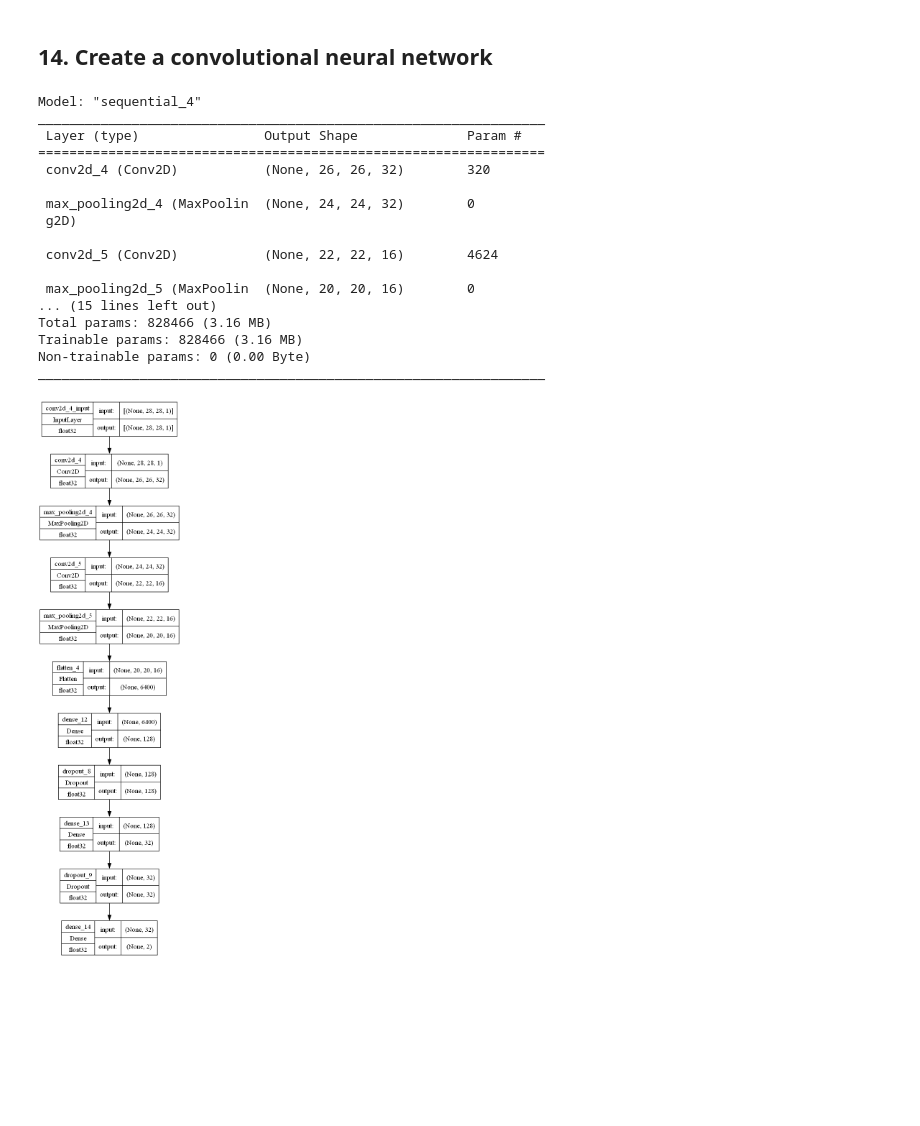
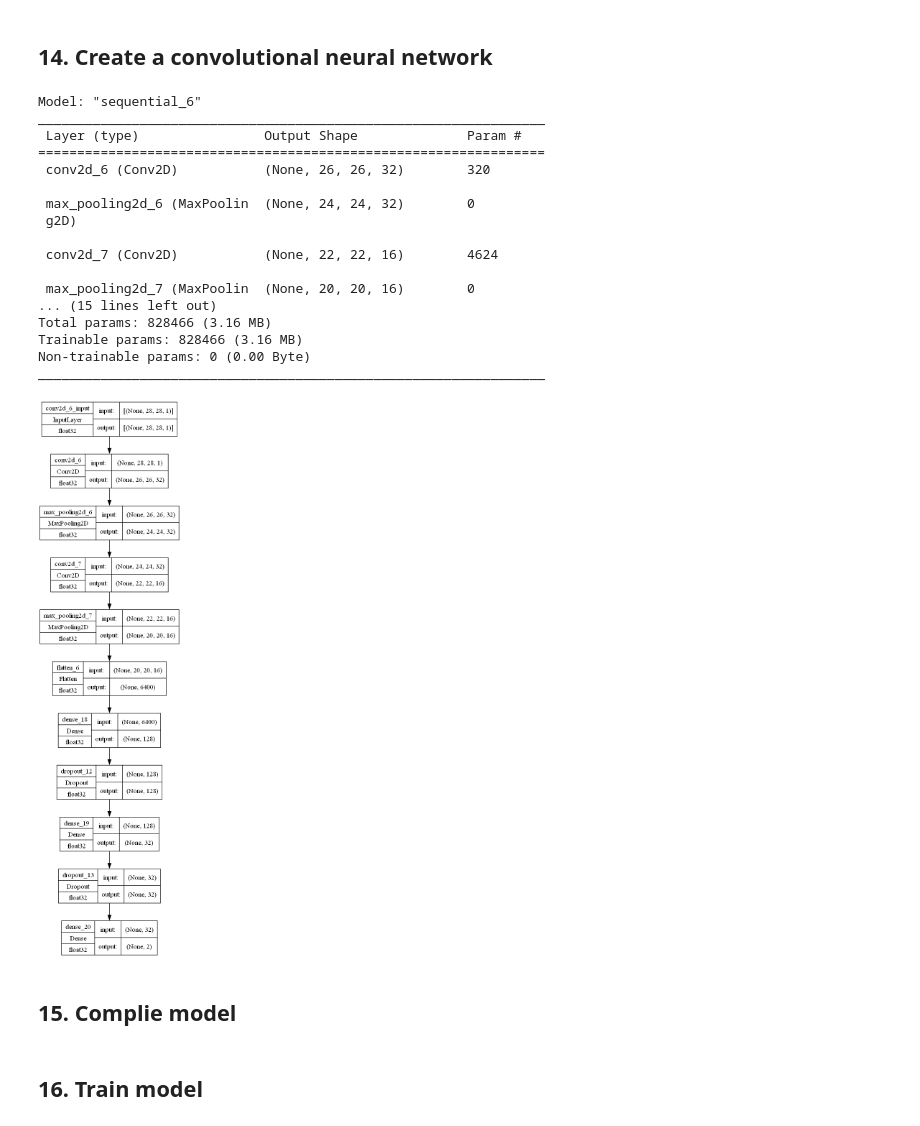
Before and after one commit to alexngys/AMLS_23-24_SN20000879, a Jupyter notebook: A/train.ipynb, the cells around one changed output. Saved outputs shown, nothing was run; the diff lists cells and outputs as text; code cells hidden in the pictures; blank space fills up the shorter version.

```diff
--- a/A/train.ipynb
+++ b/A/train.ipynb
@@ -252,37 +252,39 @@ fig.subplots_adjust(top=1.4)
 CNN_model = tf.keras.models.Sequential([
   tf.keras.layers.Conv2D(32, kernel_size =(3, 3), strides =1, activation ='relu', input_shape = (28,28,1)),
   tf.keras.layers.MaxPooling2D(pool_size =(3, 3), strides =(1, 1)),
   tf.keras.layers.Conv2D(16, kernel_size =(3, 3), strides =1, activation ='relu'),
   tf.keras.layers.MaxPooling2D(pool_size =(3, 3), strides =(1, 1)),
   tf.keras.layers.Flatten(),
   tf.keras.layers.Dense(128, activation='relu'),
   tf.keras.layers.Dropout(0.3),
   tf.keras.layers.Dense(32, activation='relu') ,
   tf.keras.layers.Dropout(0.3),
   tf.keras.layers.Dense(2 , activation ='softmax')
 ])
 
 
 CNN_model.summary()
 
-tf.keras.utils.plot_model(CNN_model,show_shapes=True,
+tf.keras.utils.plot_model(CNN_model, to_file='CNN_model.png', show_shapes=True,
     show_dtype=True)
 # %% [output]
-Model: "sequential_4"
+Model: "sequential_6"
 _________________________________________________________________
  Layer (type)                Output Shape              Param #
 =================================================================
- conv2d_4 (Conv2D)           (None, 26, 26, 32)        320
+ conv2d_6 (Conv2D)           (None, 26, 26, 32)        320
 
- max_pooling2d_4 (MaxPoolin  (None, 24, 24, 32)        0
+ max_pooling2d_6 (MaxPoolin  (None, 24, 24, 32)        0
  g2D)
 
- conv2d_5 (Conv2D)           (None, 22, 22, 16)        4624
+ conv2d_7 (Conv2D)           (None, 22, 22, 16)        4624
 
- max_pooling2d_5 (MaxPoolin  (None, 20, 20, 16)        0
+ max_pooling2d_7 (MaxPoolin  (None, 20, 20, 16)        0
 ... (15 lines left out)
 Total params: 828466 (3.16 MB)
 Trainable params: 828466 (3.16 MB)
 Non-trainable params: 0 (0.00 Byte)
 _________________________________________________________________
-[figure, old version]
+[figure, new version]
+# %% [markdown]
+## 15. Complie model
@@ -288,0 +297,2 @@ _________________________________________________________________
+# %% [markdown]
+## 16. Train model
```
Also changed, not shown: parts of 2 cells of this notebook.
